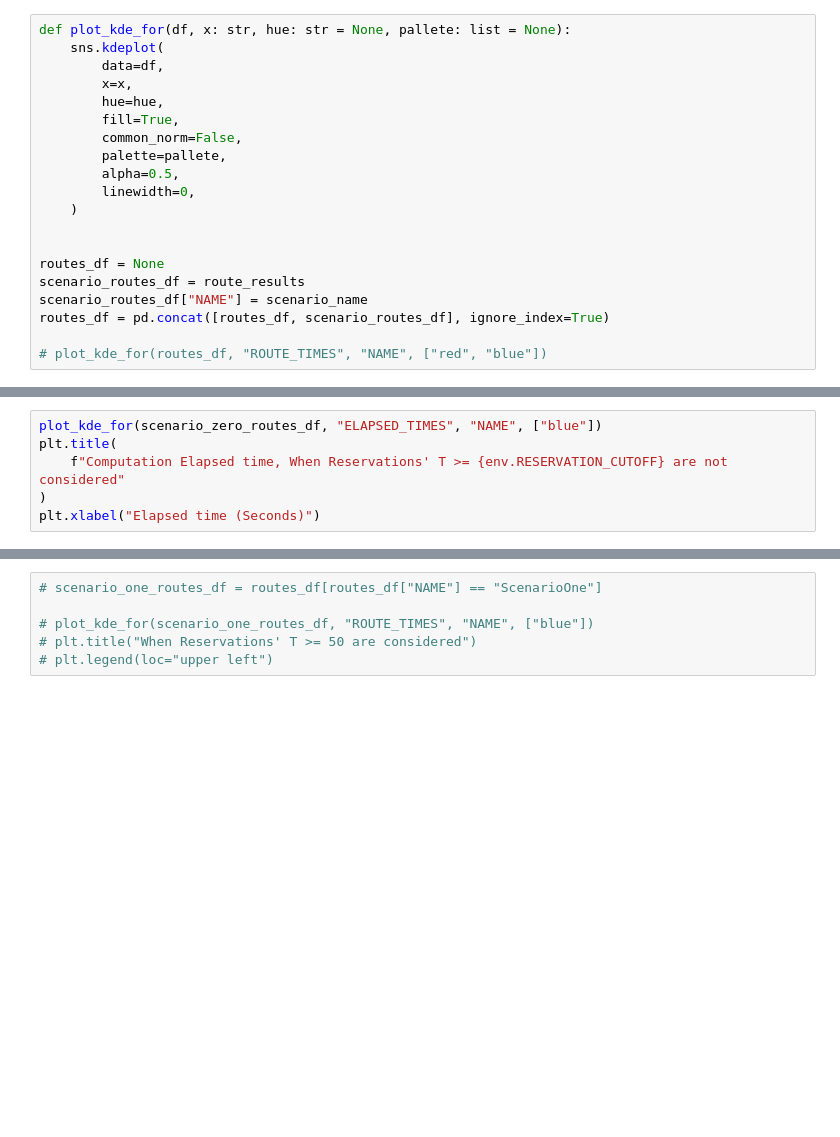
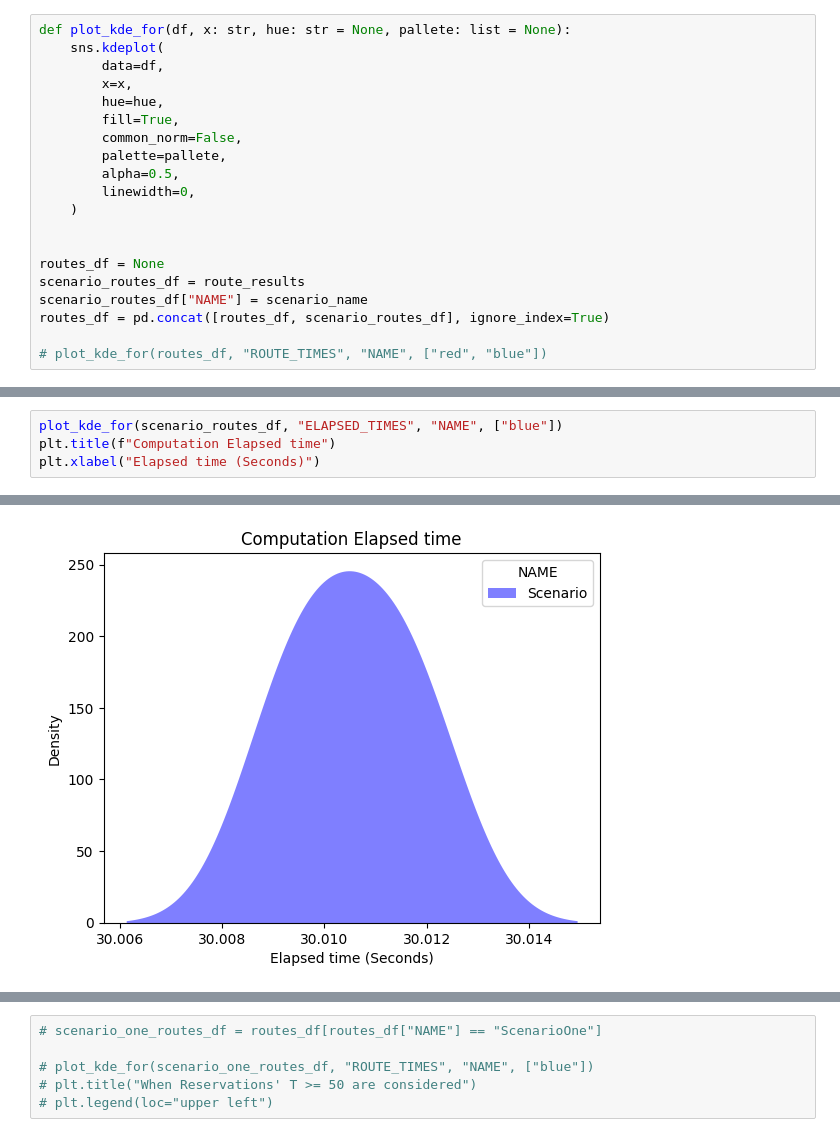
Before and after one commit to mepowerleo10/transit-service-simulation, a Jupyter notebook: src/playground.ipynb, the cells around one changed output, grey strips where cells are left out. Drawn from its saved outputs; the diff is of its cells as text; blank space fills up the shorter version.

```diff
--- a/src/playground.ipynb
+++ b/src/playground.ipynb
@@ -132,6 +133,5 @@ plt.xlabel("Route times (Minutes)")
 # %%
-plot_kde_for(scenario_zero_routes_df, "ELAPSED_TIMES", "NAME", ["blue"])
-plt.title(
-    f"Computation Elapsed time, When Reservations' T >= {env.RESERVATION_CUTOFF} are not considered"
-)
+plot_kde_for(scenario_routes_df, "ELAPSED_TIMES", "NAME", ["blue"])
+plt.title(f"Computation Elapsed time")
 plt.xlabel("Elapsed time (Seconds)")
+# %% [output]
@@ -138,2 +139,3 @@ plt.xlabel("Elapsed time (Seconds)")
+[figure, added]
 # %%
 sns.histplot(
```
Also changed, not shown: parts of 12 cells of this notebook, 11 other files.
